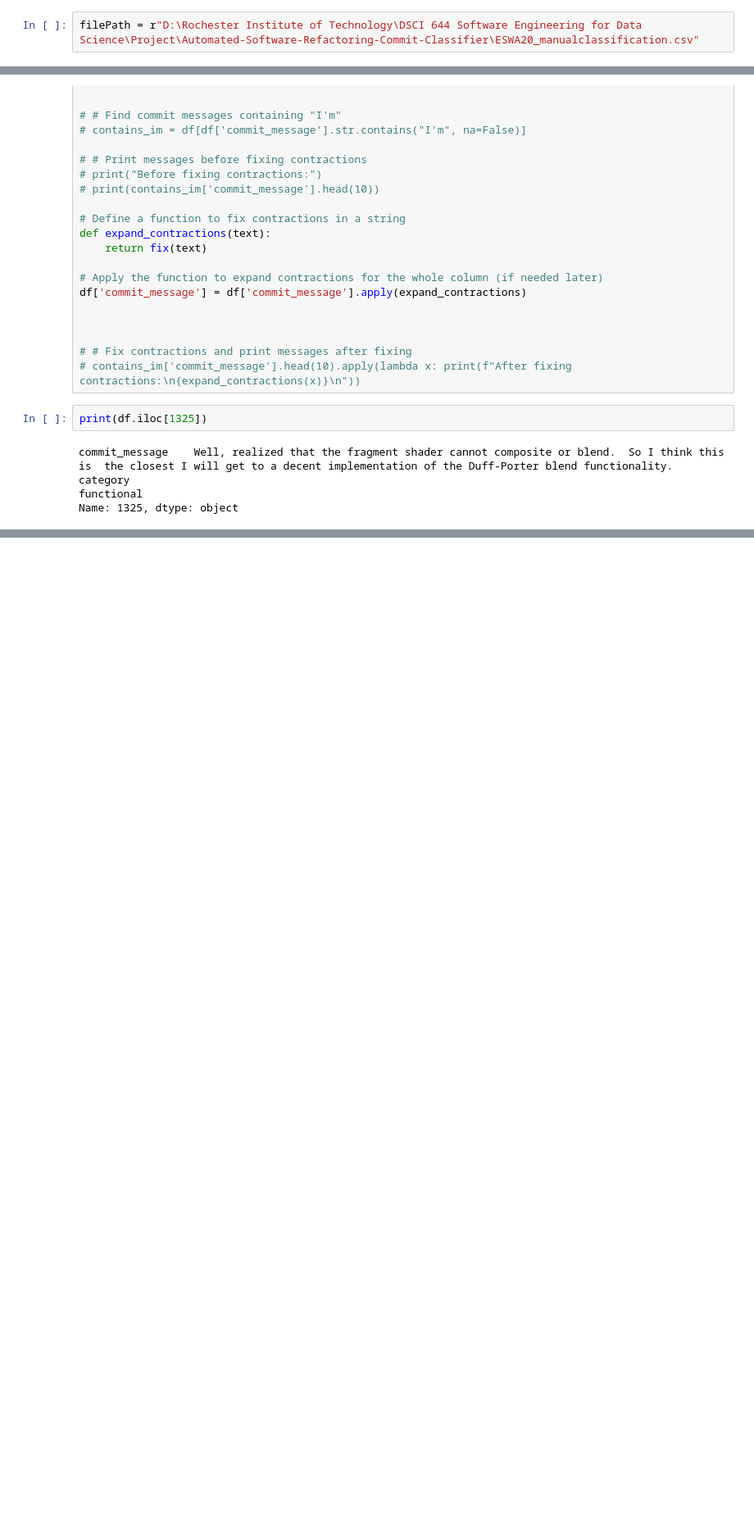
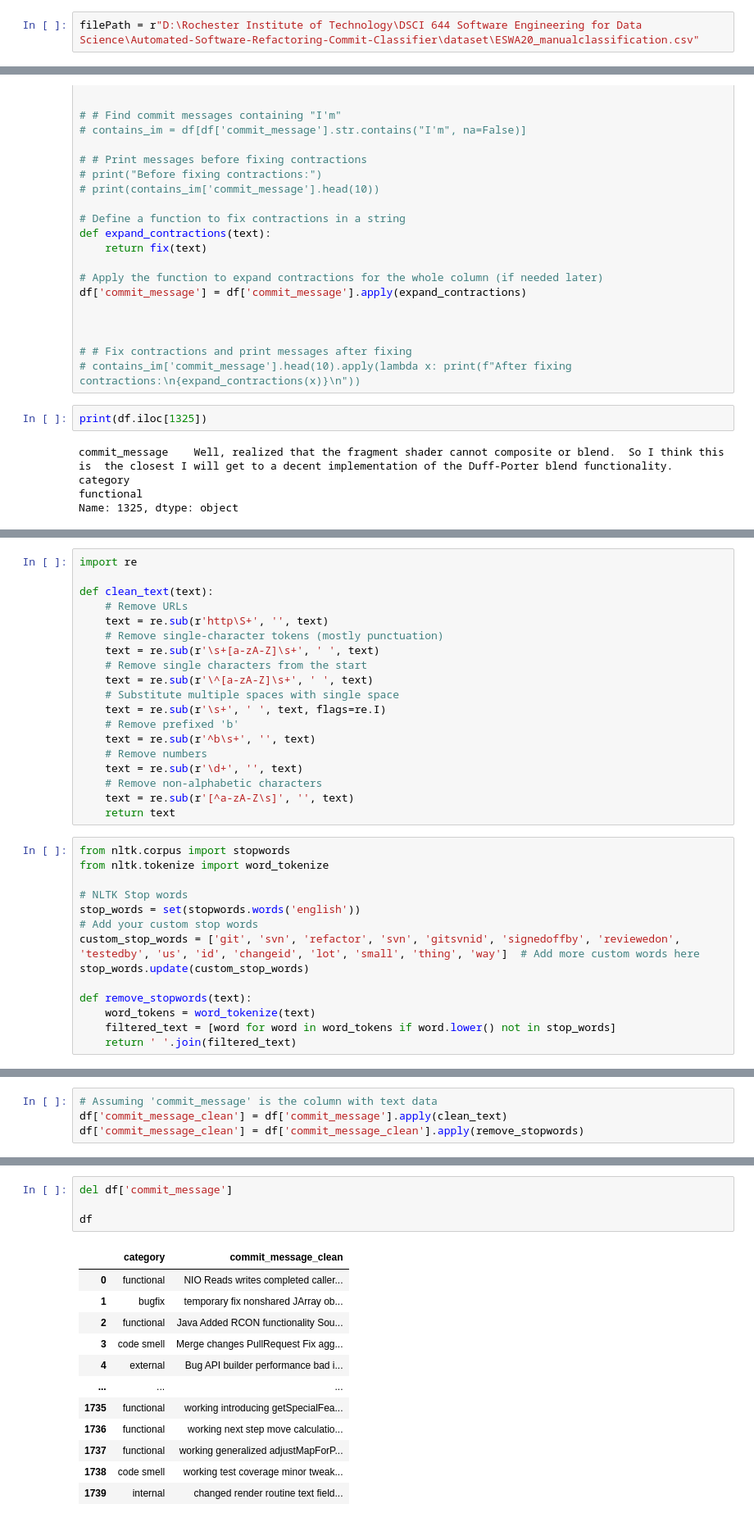
Before and after one commit to Onkar2102/Automated-Software-Refactoring-Commit-Classifier, a Jupyter notebook: src/data_preprocessing.ipynb, the cells around one changed output, grey strips where cells are left out. Shown: that part at 82% size. Cells and saved outputs as stored; diff of their text form; blank space fills up the shorter version.

Commit message:
text preprocessing completed

```diff
--- a/src/data_preprocessing.ipynb
+++ b/src/data_preprocessing.ipynb
@@ -5,7 +5,7 @@ import pandas as pd
 pd.set_option('display.max_colwidth', None)
 # pd.set_option('display.max_rows', None)
 # %%
-filePath = r"D:\Rochester Institute of Technology\DSCI 644 Software Engineering for Data Science\Project\Automated-Software-Refactoring-Commit-Classifier\ESWA20_manualclassification.csv"
+filePath = r"D:\Rochester Institute of Technology\DSCI 644 Software Engineering for Data Science\Automated-Software-Refactoring-Commit-Classifier\dataset\ESWA20_manualclassification.csv"
 # %%
 df = pd.read_csv(filePath, encoding='ISO-8859-1')
 
@@ -195,0 +139,33 @@ pip install --upgrade gensim
+# %%
+import re
+
+def clean_text(text):
+    # Remove URLs
+    text = re.sub(r'http\S+', '', text)
+    # Remove single-character tokens (mostly punctuation)
+    text = re.sub(r'\s+[a-zA-Z]\s+', ' ', text)
+    # Remove single characters from the start
+    text = re.sub(r'\^[a-zA-Z]\s+', ' ', text)
+    # Substitute multiple spaces with single space
+    text = re.sub(r'\s+', ' ', text, flags=re.I)
+    # Remove prefixed 'b'
+    text = re.sub(r'^b\s+', '', text)
+    # Remove numbers
+    text = re.sub(r'\d+', '', text)
+    # Remove non-alphabetic characters
+    text = re.sub(r'[^a-zA-Z\s]', '', text)
+    return text
+# %%
+from nltk.corpus import stopwords
+from nltk.tokenize import word_tokenize
+
+# NLTK Stop words
+stop_words = set(stopwords.words('english'))
+# Add your custom stop words
+custom_stop_words = ['git', 'svn', 'refactor', 'svn', 'gitsvnid', 'signedoffby', 'reviewedon', 'testedby', 'us', 'id', 'changeid', 'lot', 'small', 'thing', 'way']  # Add more custom words here
+stop_words.update(custom_stop_words)
+
+def remove_stopwords(text):
+    word_tokens = word_tokenize(text)
+    filtered_text = [word for word in word_tokens if word.lower() not in stop_words]
+    return ' '.join(filtered_text)
@@ -195,0 +199,4 @@ pip install --upgrade gensim
+# %%
+# Assuming 'commit_message' is the column with text data
+df['commit_message_clean'] = df['commit_message'].apply(clean_text)
+df['commit_message_clean'] = df['commit_message_clean'].apply(remove_stopwords)
@@ -195,0 +230,17 @@ pip install --upgrade gensim
+# %%
+del df['commit_message']
+
+df
+# %% [output]
+|  | category | commit_message_clean |
+| 0 | functional | NIO Reads writes completed caller... |
+| 1 | bugfix | temporary fix nonshared JArray ob... |
+| 2 | functional | Java Added RCON functionality Sou... |
+| 3 | code smell | Merge changes PullRequest Fix agg... |
+| 4 | external | Bug API builder performance bad i... |
+| ... | ... | ... |
+| 1735 | functional | working introducing getSpecialFea... |
+| 1736 | functional | working next step move calculatio... |
+| 1737 | functional | working generalized adjustMapForP... |
+| 1738 | code smell | working test coverage minor tweak... |
+| 1739 | internal | changed render routine text field... |
```
Also changed, not shown: parts of 21 cells of this notebook, 9 other files.
